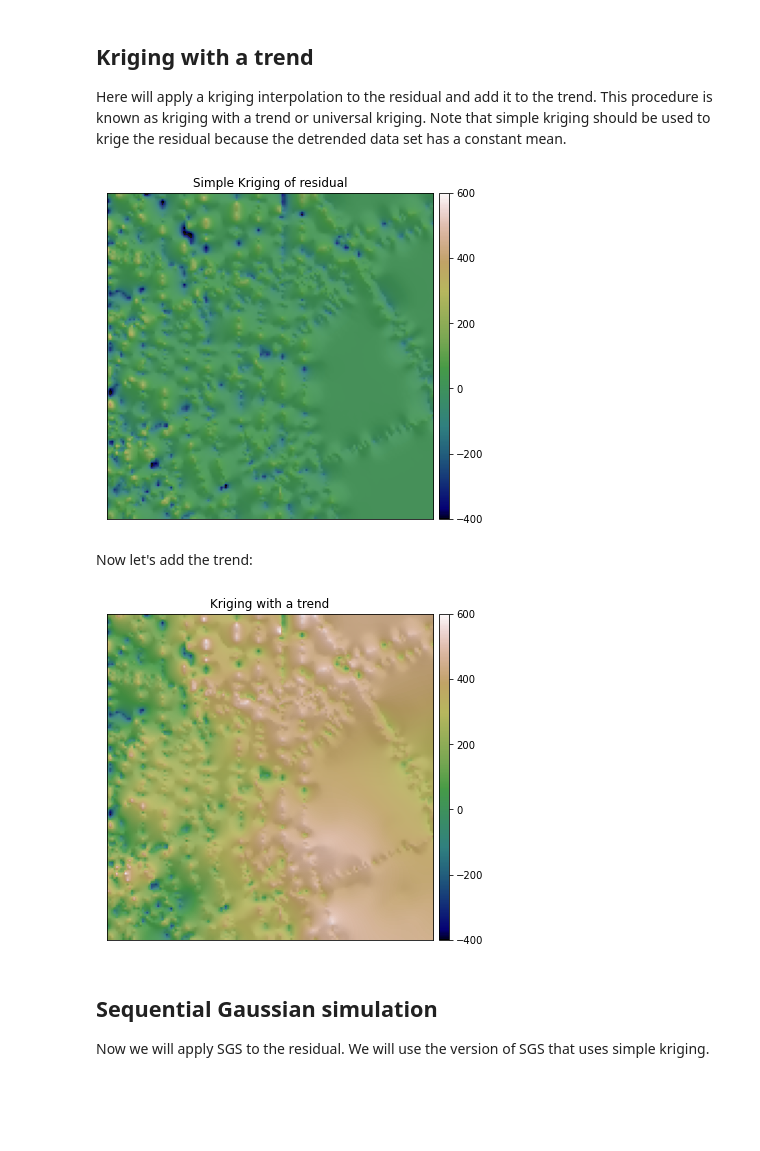
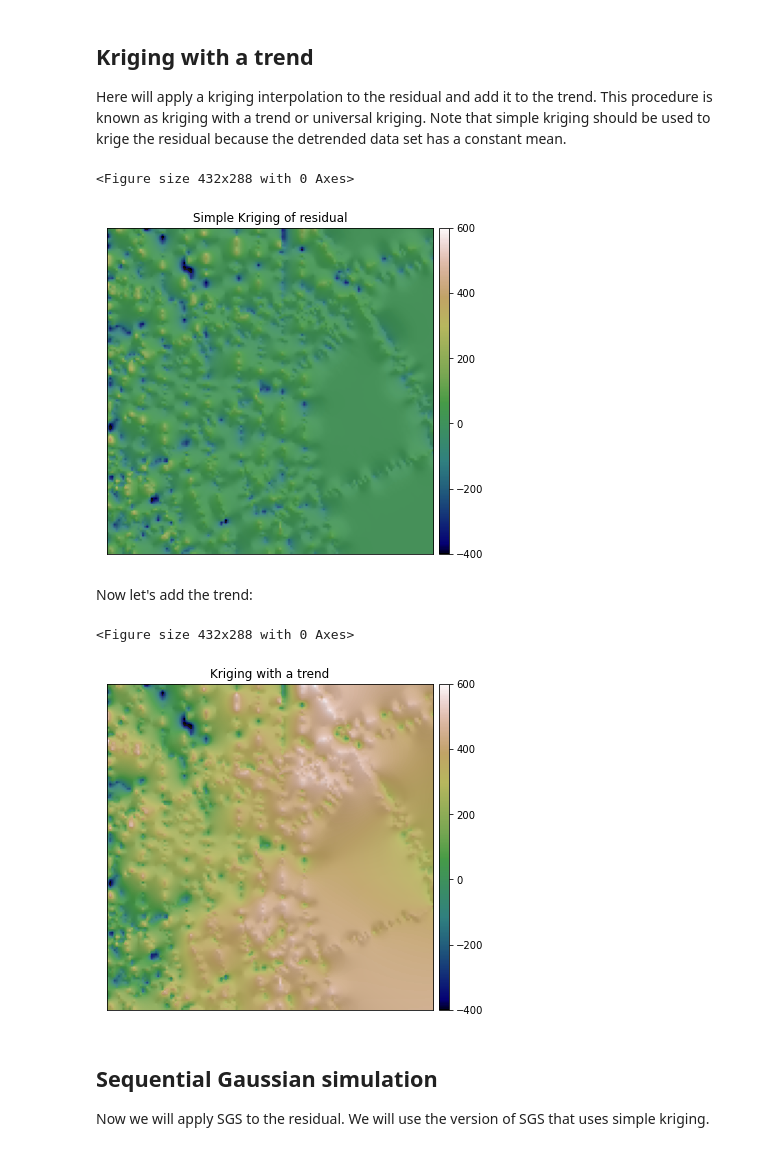
Before and after one commit to GatorGlaciology/GStatSim, a Jupyter notebook: GStat-Sim/8_interpolation_with_a_trend.ipynb, the cells around one changed output. Cells and saved outputs as stored; diff of their text form; code cells hidden in the pictures; blank space fills up the shorter version.

```diff
--- a/GStat-Sim/8_interpolation_with_a_trend.ipynb
+++ b/GStat-Sim/8_interpolation_with_a_trend.ipynb
@@ -77,6 +79,7 @@ plt.show()
 # %%
 # subtract trend from data
 diff = grid_matrix - trend_rbf
+diff = np.flipud(diff) # flip matrix
 
 # remove NaNs, add to dataframe
 ny, nx = diff.shape
@@ -85,12 +88,14 @@ diff_array = diff_array[~np.isnan(diff_array)]
 df_grid['Residual'] = diff_array
 
 # plot residual
+fig = plt.figure()
 im = plt.scatter(df_grid['X'],df_grid['Y'], c = df_grid['Residual'], vmin = -400, vmax = 600, marker=".", s = 5,
                  cmap = 'gist_earth')       # scatter plot for location map
 plt.title('Residual')                                    # add plot title
-plt.xlabel('X (m)'); plt.ylabel('Y (m)')                          # set axis labels
+plt.xlabel('X [m]'); plt.ylabel('Y [m]')                          # set axis labels
+plt.locator_params(nbins=5)# set axis labels
 cbar = plt.colorbar(im, orientation="vertical", ticks=np.linspace(-400, 600, 11)) # add vertical color bar
-cbar.set_label("Bed (m)", rotation=270, labelpad=20)      # add labels to the color bar
+cbar.set_label("Bed elevation [m]", rotation=270, labelpad=20)      # add labels to the color bar
 plt.subplots_adjust(left=0.0, bottom=0.0, right=1.0, top=1.0) # adjust the plot size
 plt.axis('scaled')
 plt.show
@@ -192,6 +197,7 @@ elevation = elevation
 
 hillshade = es.hillshade(elevation, azimuth = 210, altitude = 10) # hillshade
 
+fig = plt.figure()
 fig, ax = plt.subplots(figsize=(10, 6))
 ep.plot_bands(
     elevation,
@@ -203,28 +209,31 @@ ep.plot_bands(
 ax.imshow(hillshade, cmap="Greys", alpha=0.1)
 plt.show()
 # %% [output]
+<Figure size 432x288 with 0 Axes>
 [figure]
 # %% [markdown]
 Now let's add the trend:
 # %%
 # add trend to kriging result
 
 sk_total = elevation + trend_rbf
 
 hillshade = es.hillshade(sk_total, azimuth = 210, altitude = 10) # hillshade
 
+fig = plt.figure()
 fig, ax = plt.subplots(figsize=(10, 6))
 ep.plot_bands(
     sk_total,
     ax=ax,
     cmap="gist_earth",
     title="Kriging with a trend",
     vmin = -400, vmax = 600,
 )
 ax.imshow(hillshade, cmap="Greys", alpha=0.1)
 plt.show()
 # %% [output]
+<Figure size 432x288 with 0 Axes>
-[figure, old version]
+[figure, new version]
 # %% [markdown]
 ## Sequential Gaussian simulation
 
```
Also changed, not shown: parts of 5 cells of this notebook, 1 other file.
